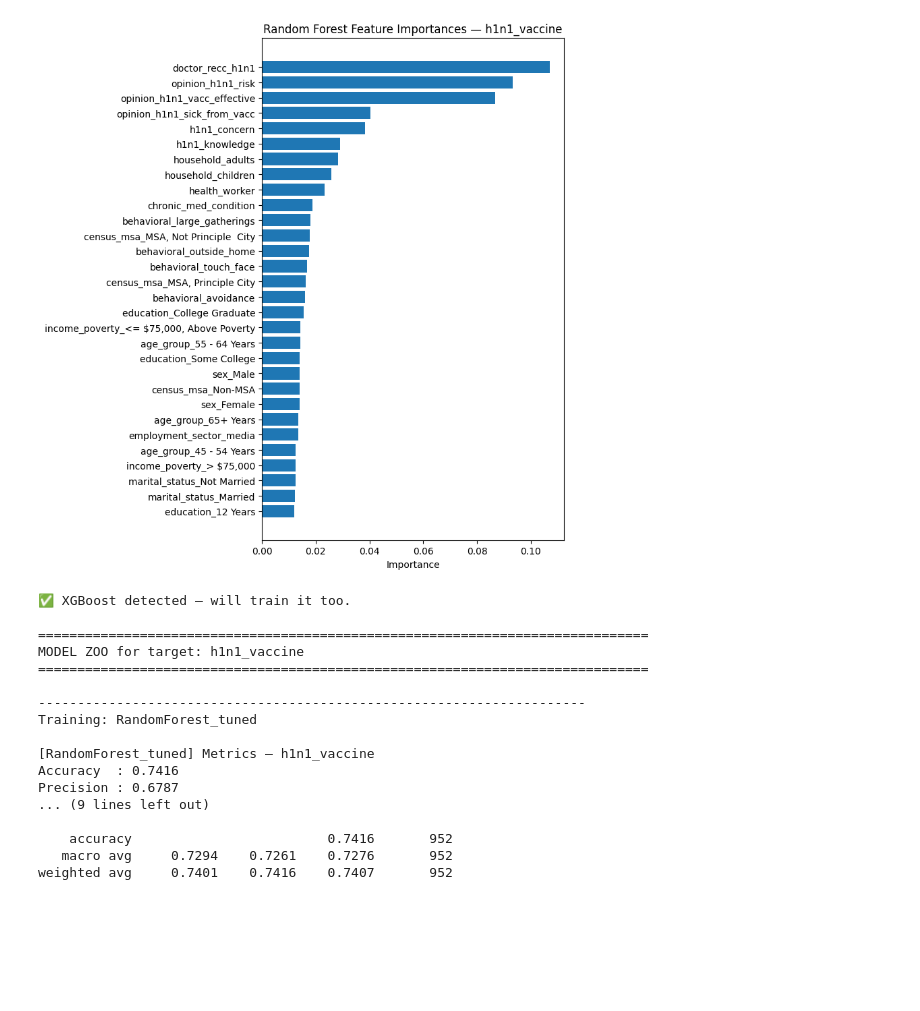
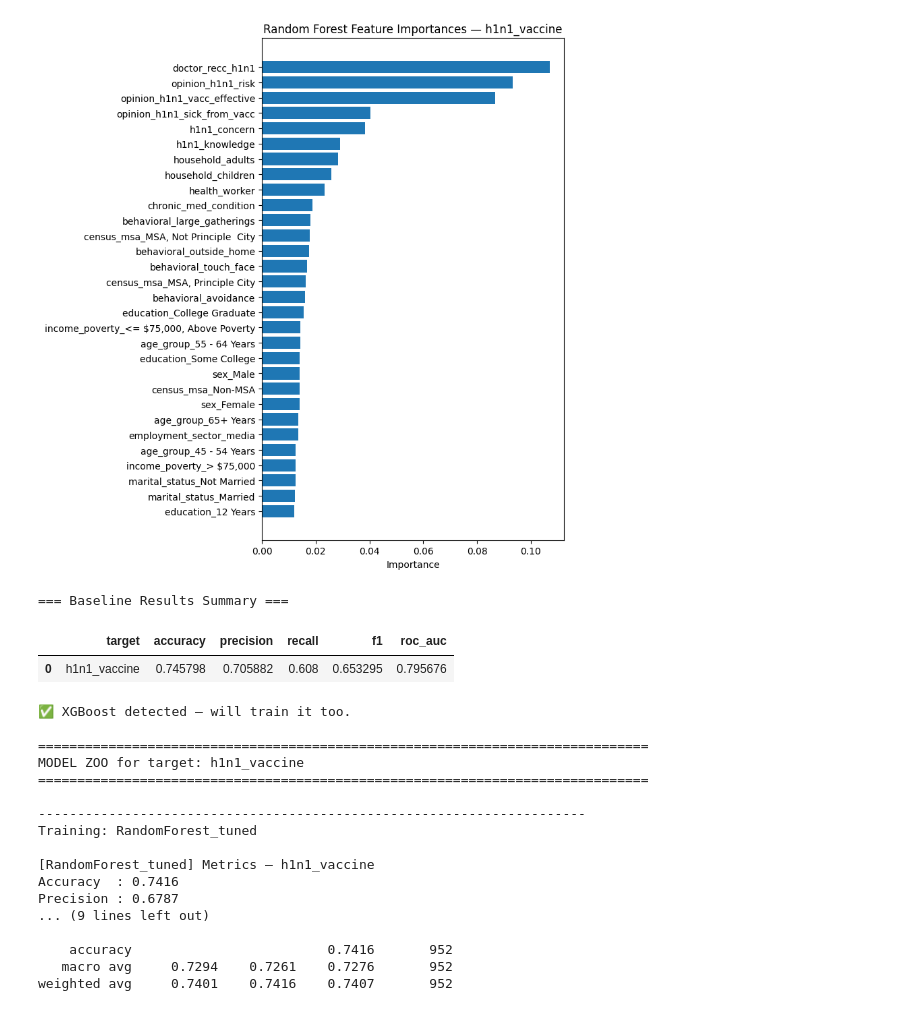
Before and after one commit to Group06-The-imputers/Hackathon-group06, a Jupyter notebook: Hackathon_group06.ipynb, the cells around one changed output. Saved outputs shown, nothing was run; the diff lists cells and outputs as text; code cells hidden in the pictures; blank space fills up the shorter version.

```diff
--- a/Hackathon_group06.ipynb
+++ b/Hackathon_group06.ipynb
@@ -29,5 +29,7 @@ Mounted at /content/drive
 # %%
-datapath = '/content/dataset_B_training.csv'
+datapath = "/content/drive/MyDrive/dataset_B_training.csv"
+
+
 df = pd.read_csv(datapath)
 df.head()
 # %% [output]
@@ -434,6 +422,20 @@ Top 30 features by importance — h1n1_vaccine
 | 37 | marital_status_Married | 0.012217 |
 | 24 | education_12 Years | 0.012036 |
 [figure]
+# %%
+# ---------------------------------------------------------
+# 5) Results Table (across targets)
+# ---------------------------------------------------------
+if results:
+    res_df = pd.DataFrame(results)
+    print("\n=== Baseline Results Summary ===")
+    display(res_df.sort_values("roc_auc", ascending=False))
+else:
+    print("\nNo results to summarize (no targets found or models trained).")
+# %% [output]
+=== Baseline Results Summary ===
+|  | target | accuracy | precision | recall | f1 | roc_auc |
+| 0 | h1n1_vaccine | 0.745798 | 0.705882 | 0.608 | 0.653295 | 0.795676 |
 # %%
 # =========================================================
 # EXTRA MODELS: LogReg, GradientBoosting, Tuned RF (+ optional XGBoost)
```
Also changed, not shown: parts of 7 cells of this notebook.
